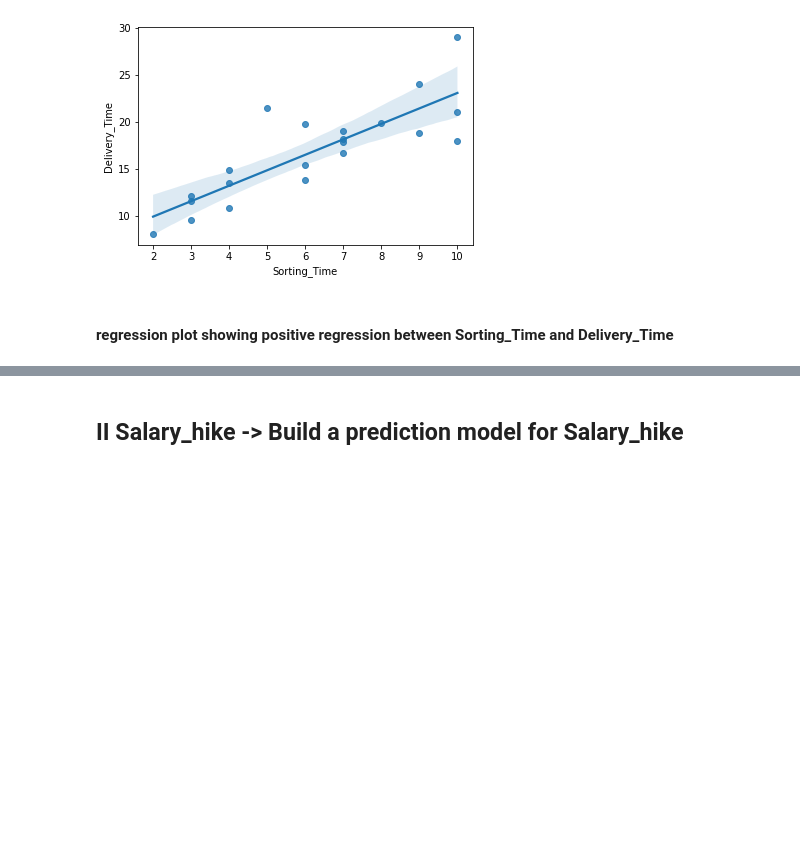
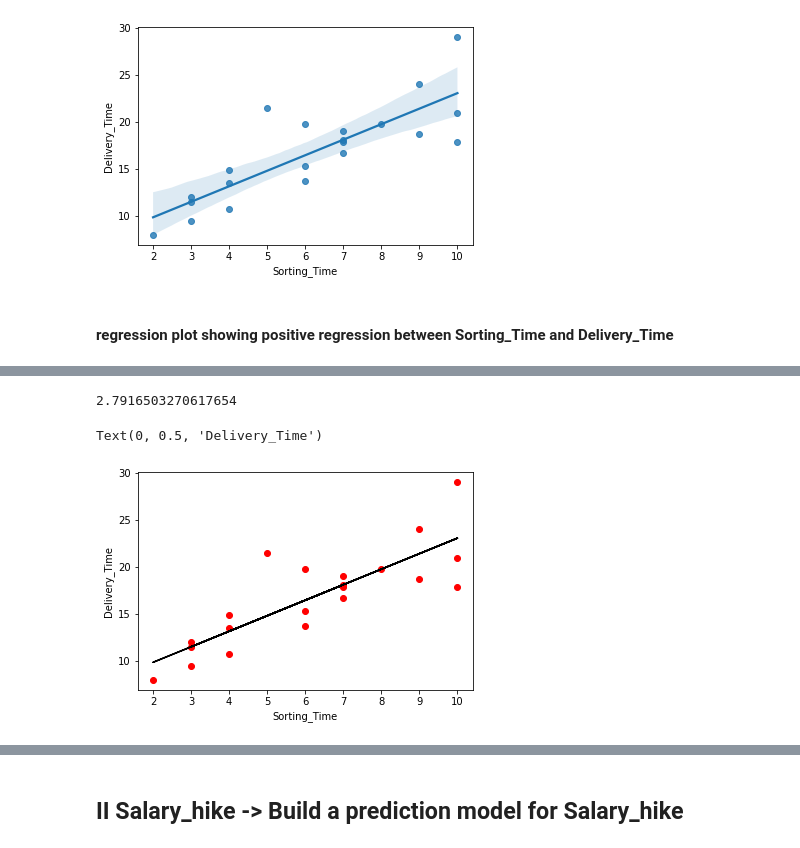
Before and after one commit to SudhirSharrma/Linear-Regression, a Jupyter notebook: Assignment Simple Linear Regression.ipynb, the cells around one changed output, grey strips where cells are left out. Saved outputs shown, nothing was run; the diff lists cells and outputs as text; code cells hidden in the pictures; blank space fills up the shorter version.

Commit message:
Updated with transformations
Assignment Simple Linear Regression.ipynb updated with transformations

```diff
--- a/Assignment Simple Linear Regression.ipynb
+++ b/Assignment Simple Linear Regression.ipynb
@@ -206,0 +209,4 @@ dtype: float64
+# %%
+#predicting
+linear_pred = deliver_time_model.predict(data_del_time['Sorting_Time'])
+linear_pred
@@ -206,0 +231,16 @@ dtype: float64
+# %%
+# calucate RootMeanSquareError(rmse)
+rmse_linearModel = np.sqrt(np.mean((np.array(data_del_time['Delivery_Time'])-np.array(linear_pred))**2))
+rmse_linearModel
+# %% [output]
+2.7916503270617654
+# %%
+#plotting scatter plot with actual values(in red)  and predicted values(black)
+import matplotlib.pylab as plt
+plt.scatter(x=data_del_time['Sorting_Time'],y=data_del_time['Delivery_Time'],color='red')
+plt.plot(data_del_time['Sorting_Time'],linear_pred,color='black')
+plt.xlabel('Sorting_Time')
+plt.ylabel('Delivery_Time')
+# %% [output]
+Text(0, 0.5, 'Delivery_Time')
+[figure, added]
```
Also changed, not shown: parts of 66 cells of this notebook.
